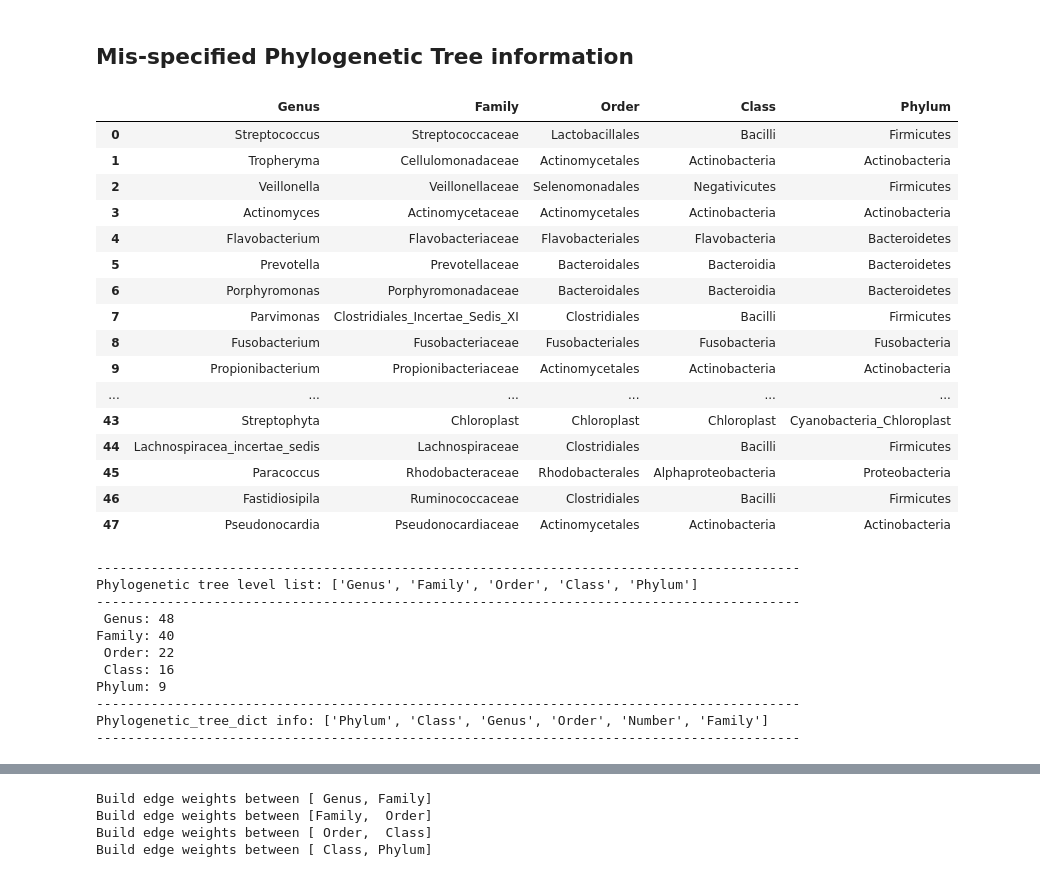
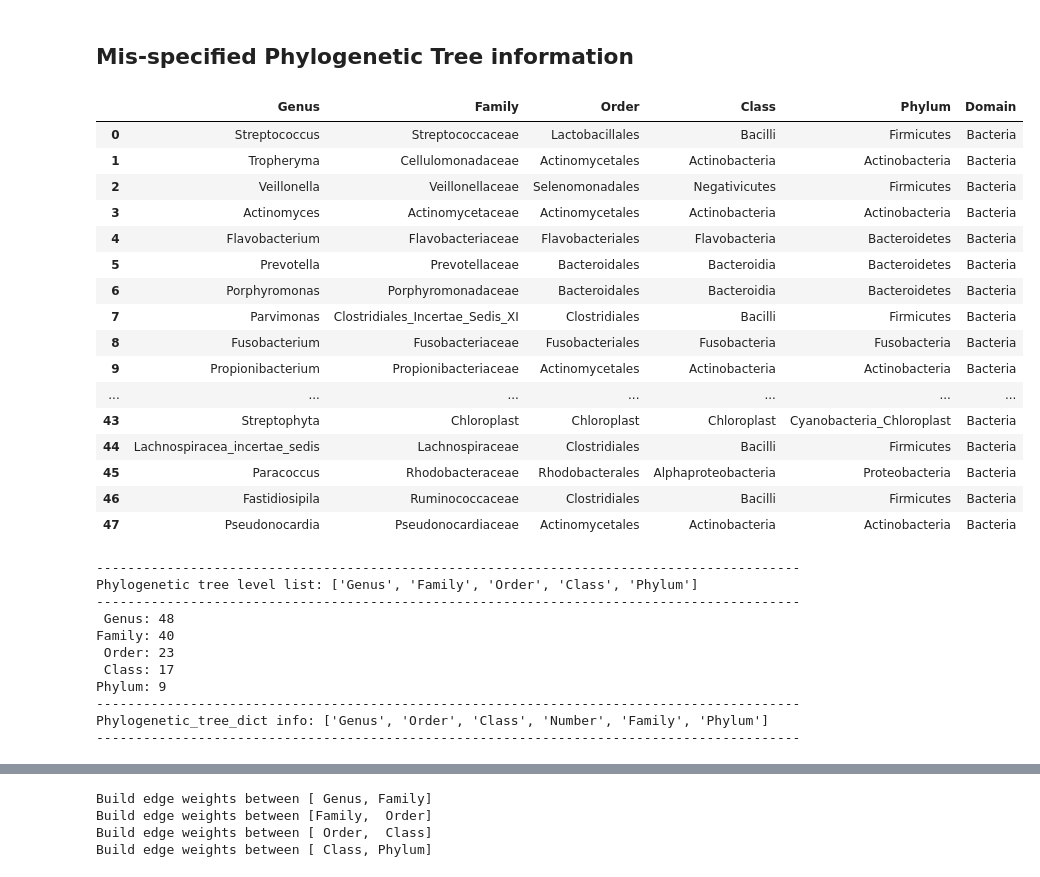
Before and after one commit to Young-won/deepbiome, a Jupyter notebook: examples/preprocessing_phylogenetic_tree_sim5.ipynb, the cells around one changed output, grey strips where cells are left out. Drawn from its saved outputs; the diff is of its cells as text; code cells hidden in the pictures.

```diff
--- a/examples/preprocessing_phylogenetic_tree_sim5.ipynb
+++ b/examples/preprocessing_phylogenetic_tree_sim5.ipynb
@@ -28,36 +28,38 @@ def relu(x):
 # %%
 ## TODO: Should we start with genus48.csv?
 
 phylogenetic_tree_info = pd.read_csv('%s/genus48_dic_misspecify.csv' % path_genus)
 # tree_level_list = ['Genus', 'Family', 'Order', 'Class', 'Phylum']
-phylogenetic_tree_info = phylogenetic_tree_info.iloc[:,::-1]
-tree_level_list = phylogenetic_tree_info.columns.tolist()
+# phylogenetic_tree_info = phylogenetic_tree_info.iloc[:,::-1]
+tree_level_list = phylogenetic_tree_info.columns[:-1].tolist()
 phylogenetic_tree_info
 # %% [output]
-|  | Genus | Family | Order | Class | Phylum |
-| 0 | Streptococcus | Streptococcaceae | Lactobacillales | Bacilli | Firmicutes |
-| 1 | Tropheryma | Cellulomonadaceae | Actinomycetales | Actinobacteria | Actinobacteria |
-| 2 | Veillonella | Veillonellaceae | Selenomonadales | Negativicutes | Firmicutes |
-| 3 | Actinomyces | Actinomycetaceae | Actinomycetales | Actinobacteria | Actinobacteria |
-| 4 | Flavobacterium | Flavobacteriaceae | Flavobacteriales | Flavobacteria | Bacteroidetes |
-| 5 | Prevotella | Prevotellaceae | Bacteroidales | Bacteroidia | Bacteroidetes |
-| 6 | Porphyromonas | Porphyromonadaceae | Bacteroidales | Bacteroidia | Bacteroidetes |
-| 7 | Parvimonas | Clostridiales_Incertae_Sedis_XI | Clostridiales | Bacilli | Firmicutes |
-| 8 | Fusobacterium | Fusobacteriaceae | Fusobacteriales | Fusobacteria | Fusobacteria |
-| 9 | Propionibacterium | Propionibacteriaceae | Actinomycetales | Actinobacteria | Actinobacteria |
-| ... | ... | ... | ... | ... | ... |
-| 43 | Streptophyta | Chloroplast | Chloroplast | Chloroplast | Cyanobacteria_Chloroplast |
-| 44 | Lachnospiracea_incertae_sedis | Lachnospiraceae | Clostridiales | Bacilli | Firmicutes |
-| 45 | Paracoccus | Rhodobacteraceae | Rhodobacterales | Alphaproteobacteria | Proteobacteria |
-| 46 | Fastidiosipila | Ruminococcaceae | Clostridiales | Bacilli | Firmicutes |
-| 47 | Pseudonocardia | Pseudonocardiaceae | Actinomycetales | Actinobacteria | Actinobacteria |
+|  | Genus | Family | Order | Class | Phylum | Domain |
+| 0 | Streptococcus | Streptococcaceae | Lactobacillales | Bacilli | Firmicutes | Bacteria |
+| 1 | Tropheryma | Cellulomonadaceae | Actinomycetales | Actinobacteria | Actinobacteria | Bacteria |
+| 2 | Veillonella | Veillonellaceae | Selenomonadales | Negativicutes | Firmicutes | Bacteria |
+| 3 | Actinomyces | Actinomycetaceae | Actinomycetales | Actinobacteria | Actinobacteria | Bacteria |
+| 4 | Flavobacterium | Flavobacteriaceae | Flavobacteriales | Flavobacteria | Bacteroidetes | Bacteria |
+| 5 | Prevotella | Prevotellaceae | Bacteroidales | Bacteroidia | Bacteroidetes | Bacteria |
+| 6 | Porphyromonas | Porphyromonadaceae | Bacteroidales | Bacteroidia | Bacteroidetes | Bacteria |
+| 7 | Parvimonas | Clostridiales_Incertae_Sedis_XI | Clostridiales | Bacilli | Firmicutes | Bacteria |
+| 8 | Fusobacterium | Fusobacteriaceae | Fusobacteriales | Fusobacteria | Fusobacteria | Bacteria |
+| 9 | Propionibacterium | Propionibacteriaceae | Actinomycetales | Actinobacteria | Actinobacteria | Bacteria |
+| ... | ... | ... | ... | ... | ... | ... |
+| 43 | Streptophyta | Chloroplast | Chloroplast | Chloroplast | Cyanobacteria_Chloroplast | Bacteria |
+| 44 | Lachnospiracea_incertae_sedis | Lachnospiraceae | Clostridiales | Bacilli | Firmicutes | Bacteria |
+| 45 | Paracoccus | Rhodobacteraceae | Rhodobacterales | Alphaproteobacteria | Proteobacteria | Bacteria |
+| 46 | Fastidiosipila | Ruminococcaceae | Clostridiales | Bacilli | Firmicutes | Bacteria |
+| 47 | Pseudonocardia | Pseudonocardiaceae | Actinomycetales | Actinobacteria | Actinobacteria | Bacteria |
 # %%
 print('------------------------------------------------------------------------------------------')
 print('Phylogenetic tree level list: %s' % tree_level_list)
 print('------------------------------------------------------------------------------------------')
+lvl_category_dict = np.load('data/genus48/lvl_category.npy', allow_pickle=True)
 phylogenetic_tree_dict = {'Number':{}}
-for tree_lvl in tree_level_list:
-    lvl_category = phylogenetic_tree_info[tree_lvl].unique()
+for i, tree_lvl in enumerate(tree_level_list):
+#     lvl_category = phylogenetic_tree_info[tree_lvl].unique()
+    lvl_category = lvl_category_dict[i]
     lvl_num = lvl_category.shape[0]
     print('%6s: %d' % (tree_lvl, lvl_num))
     phylogenetic_tree_dict[tree_lvl] = dict(zip(lvl_category, np.arange(lvl_num)))
@@ -71,10 +73,10 @@ Phylogenetic tree level list: ['Genus', 'Family', 'Order', 'Class', 'Phylum']
 ------------------------------------------------------------------------------------------
  Genus: 48
 Family: 40
- Order: 22
- Class: 16
+ Order: 23
+ Class: 17
 Phylum: 9
 ------------------------------------------------------------------------------------------
-Phylogenetic_tree_dict info: ['Phylum', 'Class', 'Genus', 'Order', 'Number', 'Family']
+Phylogenetic_tree_dict info: ['Genus', 'Order', 'Class', 'Number', 'Family', 'Phylum']
 ------------------------------------------------------------------------------------------
 # %%
```
Also changed, not shown: parts of 6 cells of this notebook, 7 other files.
